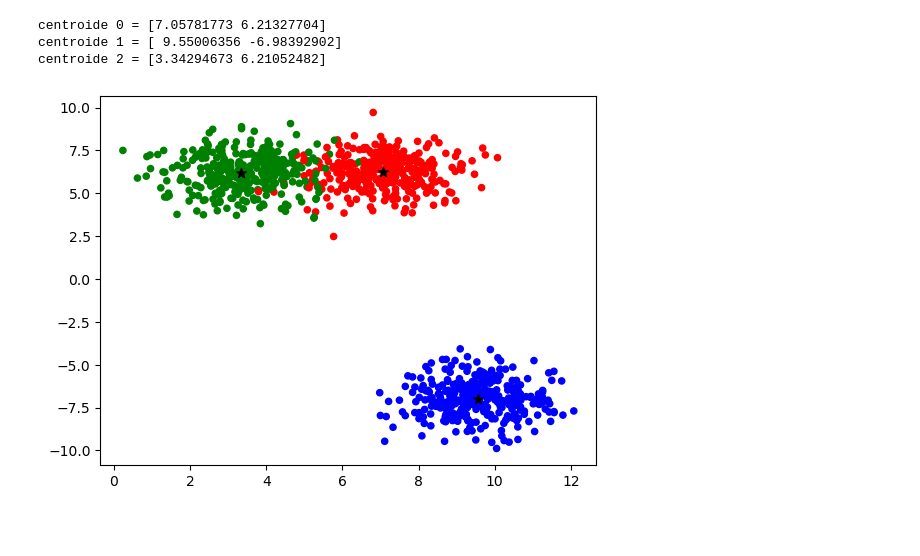
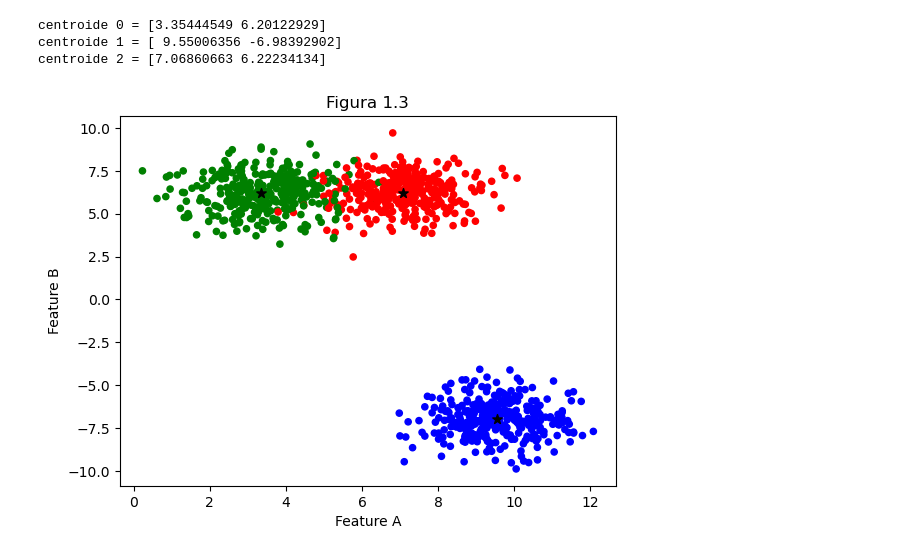
Before and after one commit to Hexzzard/Universidad, a Jupyter notebook: Sistemas_Inteligentes/Proyecto 3 & 4/ejercicio 1.ipynb, the cells around one changed output. Cells and saved outputs as stored; diff of their text form; code cells hidden in the pictures; blank space fills up the shorter version.

```diff
--- a/Sistemas_Inteligentes/Proyecto 3 & 4/ejercicio 1.ipynb
+++ b/Sistemas_Inteligentes/Proyecto 3 & 4/ejercicio 1.ipynb
@@ -1,34 +40,27 @@
 # %%
-import numpy as np
-from sklearn.cluster import KMeans
-import matplotlib.pyplot as plt
+#Ahora aplicamos Kmeans, en el ejercicio se nos dice que el K debe ser igual a 3
+#Nota: Kmeans es no supervisado, no necesita un valor de Y, tambien se le definio una semilla
+#para que las etiquetas de los clusters no cambien de posicion
 
-#cargamos la informacion del ejercicio
-data = np.load('KMeans/A.npy')
-clase = np.load('KMeans/_.npy')
+kmeans = KMeans(n_clusters=3, random_state=1).fit(data)
 
-#guardamos dentro de un arreglo los colores que deberian tomar los puntos
-Color=['red','green','blue']
-aColor=[]
-
-for i in clase:
-    aColor.append(Color[i])
-
-#aplicamos Kmeans, en el ejercicio se nos dice que el K debe ser igual a 3
-#Nota: Kmeans es no supervisado, no necesita un valor de Y
-kmeans = KMeans(n_clusters=3).fit(data)
 #obtenemos los centroides
 centroids = kmeans.cluster_centers_
 
+#mostramos los centroides obtenidos
 for i in range(len(centroids)):
     print("centroide",i,"=",centroids[i])
 
+#graficamos
 fig = plt.figure()
 plt.scatter(data[:, 0], data[:, 1], c=aColor,s=20)
 plt.scatter(centroids[:, 0], centroids[:, 1], marker='*', c="black", s=50)
+plt.title('Figura 1.3')
+plt.xlabel('Feature A')
+plt.ylabel('Feature B')
 plt.show()
 # %% [output]
-centroide 0 = [7.05781773 6.21327704]
+centroide 0 = [3.35444549 6.20122929]
 centroide 1 = [ 9.55006356 -6.98392902]
-centroide 2 = [3.34294673 6.21052482]
+centroide 2 = [7.06860663 6.22234134]
-[figure, old version]
+[figure, new version]
```
Also changed, not shown: parts of 5 cells of this notebook, 3 other files.
